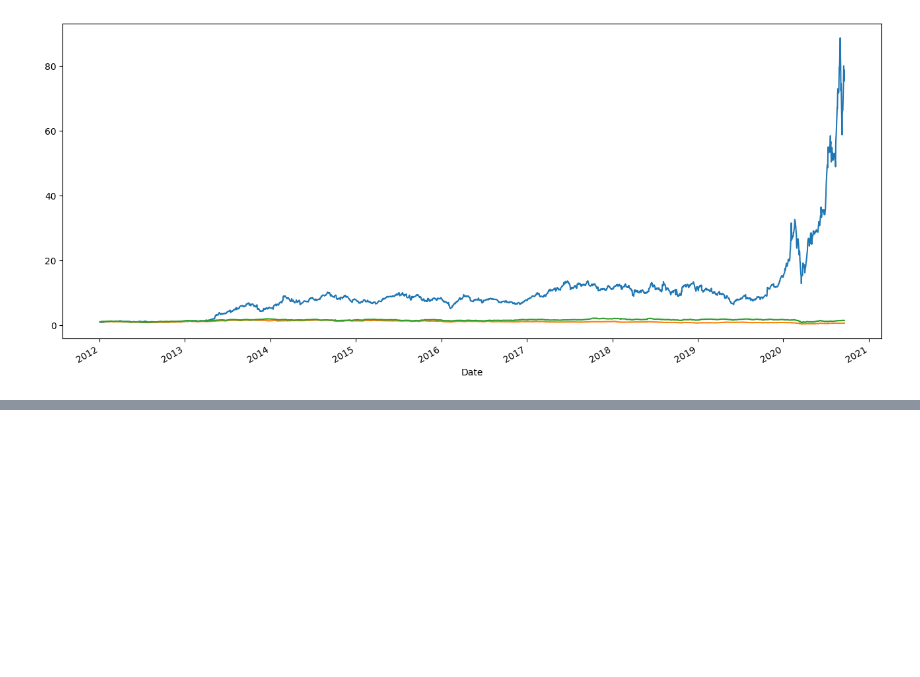
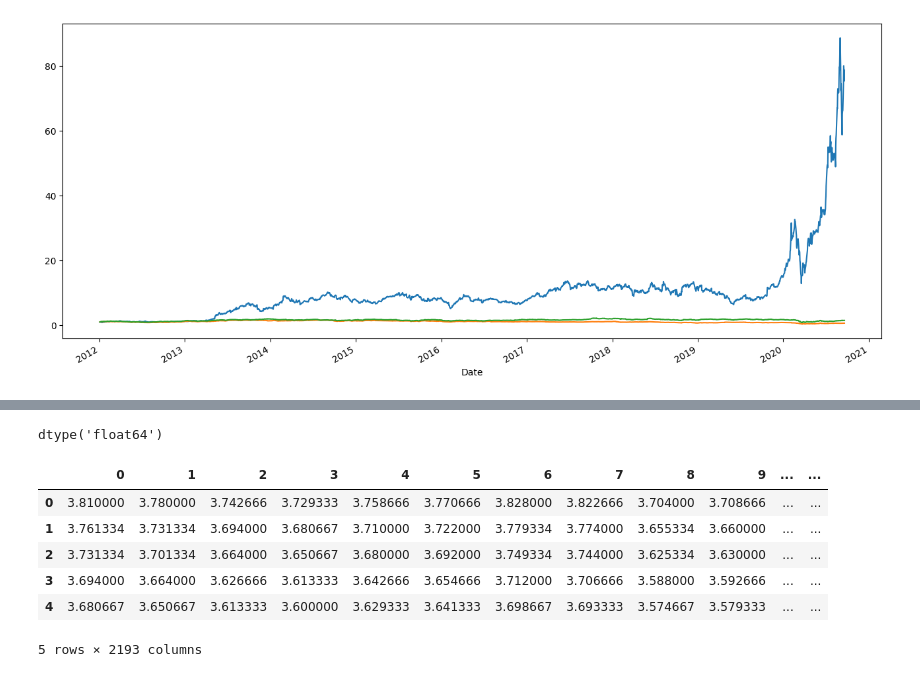
Before and after one commit to lamass/StatsExercises, a Jupyter notebook: stocks_analysis_2.ipynb, the cells around one changed output, grey strips where cells are left out. Cells and saved outputs as stored; diff of their text form; code cells hidden in the pictures; blank space fills up the shorter version.

```diff
--- a/stocks_analysis_2.ipynb
+++ b/stocks_analysis_2.ipynb
@@ -319,0 +329,2 @@ gm['Cumulative_Return'].plot(label='GM', figsize=(16,7))
+# %%
+t1 = tesla.copy()
@@ -319,0 +406,2 @@ gm['Cumulative_Return'].plot(label='GM', figsize=(16,7))
+# %%
+t2 = t1.reset_index()
@@ -319,0 +435,15 @@ gm['Cumulative_Return'].plot(label='GM', figsize=(16,7))
+# %%
+t2['Open'].dtype
+# %% [output]
+dtype('float64')
+# %%
+t3 = t2['Open'].apply(lambda x: x + t2['Open'].shift(-1))
+t3.head()
+# %% [output]
+|  | 0 | 1 | 2 | 3 | 4 | 5 | 6 | 7 | 8 | 9 | ... | ... |
+| 0 | 3.810000 | 3.780000 | 3.742666 | 3.729333 | 3.758666 | 3.770666 | 3.828000 | 3.822666 | 3.704000 | 3.708666 | ... | ... |
+| 1 | 3.761334 | 3.731334 | 3.694000 | 3.680667 | 3.710000 | 3.722000 | 3.779334 | 3.774000 | 3.655334 | 3.660000 | ... | ... |
+| 2 | 3.731334 | 3.701334 | 3.664000 | 3.650667 | 3.680000 | 3.692000 | 3.749334 | 3.744000 | 3.625334 | 3.630000 | ... | ... |
+| 3 | 3.694000 | 3.664000 | 3.626666 | 3.613333 | 3.642666 | 3.654666 | 3.712000 | 3.706666 | 3.588000 | 3.592666 | ... | ... |
+| 4 | 3.680667 | 3.650667 | 3.613333 | 3.600000 | 3.629333 | 3.641333 | 3.698667 | 3.693333 | 3.574667 | 3.579333 | ... | ... |
+5 rows × 2193 columns
```
Also changed, not shown: parts of 17 cells of this notebook.
